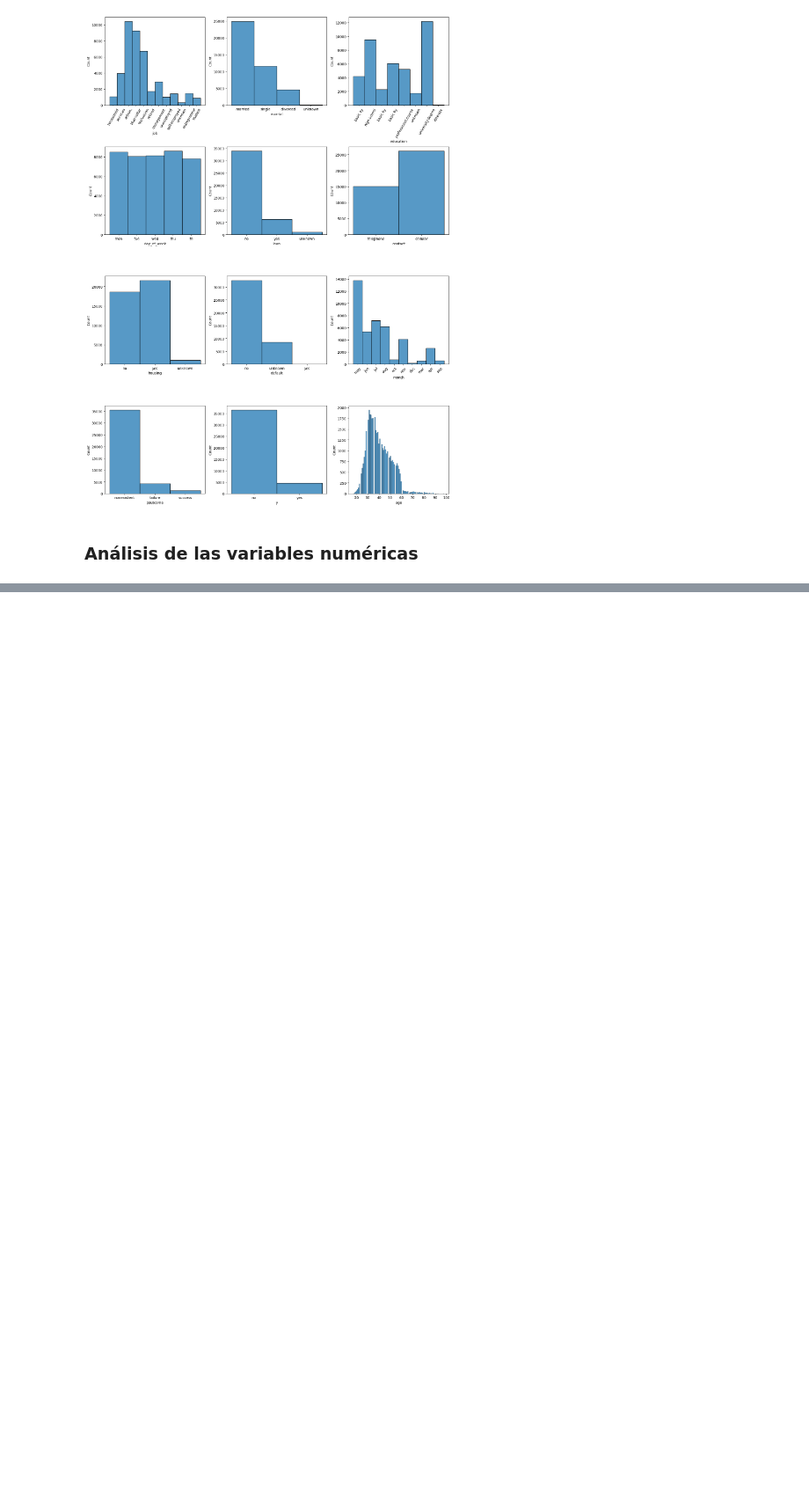
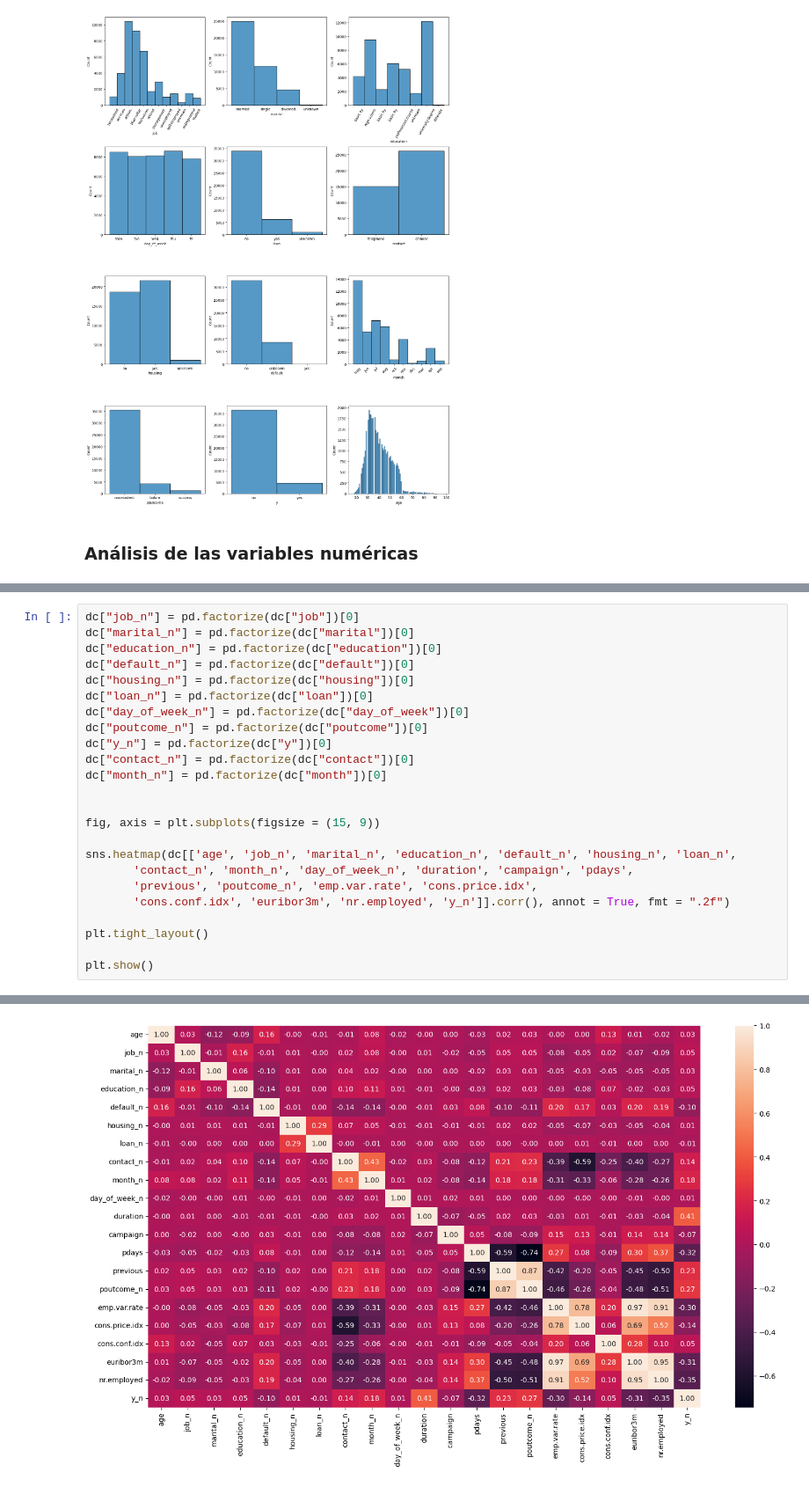
Before and after one commit to Jesuscastanedam/Jesuscastanedam_machine-learning-python-template, a Jupyter notebook: src/explore.ipynb, the cells around one changed output, grey strips where cells are left out. Shown at 88% size. Drawn from its saved outputs; the diff is of its cells as text; blank space fills up the shorter version.

```diff
--- a/src/explore.ipynb
+++ b/src/explore.ipynb
@@ -176,0 +189,25 @@ plt.show()
+# %%
+dc["job_n"] = pd.factorize(dc["job"])[0]
+dc["marital_n"] = pd.factorize(dc["marital"])[0]
+dc["education_n"] = pd.factorize(dc["education"])[0]
+dc["default_n"] = pd.factorize(dc["default"])[0]
+dc["housing_n"] = pd.factorize(dc["housing"])[0]
+dc["loan_n"] = pd.factorize(dc["loan"])[0]
+dc["day_of_week_n"] = pd.factorize(dc["day_of_week"])[0]
+dc["poutcome_n"] = pd.factorize(dc["poutcome"])[0]
+dc["y_n"] = pd.factorize(dc["y"])[0]
+dc["contact_n"] = pd.factorize(dc["contact"])[0]
+dc["month_n"] = pd.factorize(dc["month"])[0]
+
+
+fig, axis = plt.subplots(figsize = (15, 9))
+
+sns.heatmap(dc[['age', 'job_n', 'marital_n', 'education_n', 'default_n', 'housing_n', 'loan_n',
+       'contact_n', 'month_n', 'day_of_week_n', 'duration', 'campaign', 'pdays',
+       'previous', 'poutcome_n', 'emp.var.rate', 'cons.price.idx',
+       'cons.conf.idx', 'euribor3m', 'nr.employed', 'y_n']].corr(), annot = True, fmt = ".2f")
+
+plt.tight_layout()
+
+plt.show()
+# %% [output]
@@ -176,0 +231 @@ plt.show()
+[figure, added]
```
Also changed, not shown: parts of 3 cells of this notebook.
